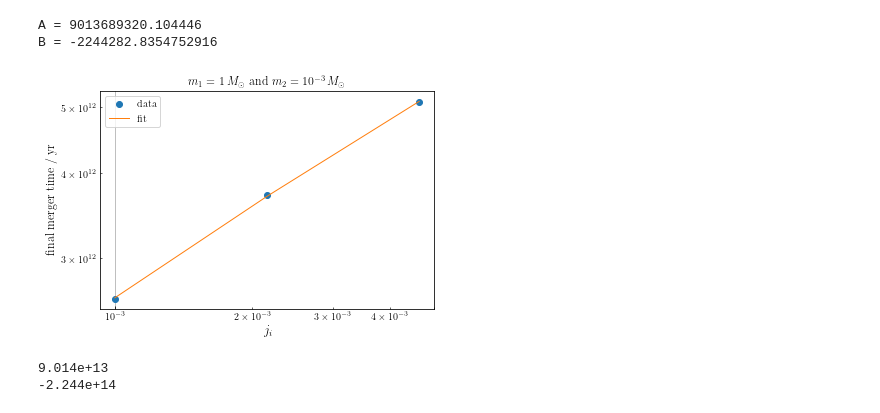
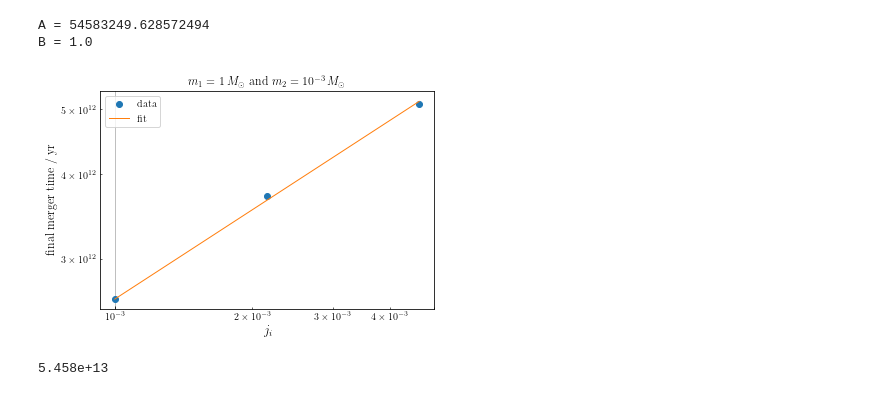
Before and after one commit to pratibhajangra591/Ifca-github, a Jupyter notebook: tm_ref_extended.ipynb, the cells around one changed output. Drawn from its saved outputs; the diff is of its cells as text; code cells hidden in the pictures.

```diff
--- a/tm_ref_extended.ipynb
+++ b/tm_ref_extended.ipynb
@@ -205,44 +205,45 @@ from scipy.optimize import curve_fit
 
 
 def f(j0, A, B):
-    y =  1e4* (j0**0.5) * A +  B * 1e8 *j0
+    y =  1e6* (j0**0.44) * A
     return y
 
 
 j  = (j0_ref_list[0], j0_ref_list[1], j0_ref_list[2] )
 t  = (tm_ref_list[0], tm_ref_list[1], tm_ref_list[2])
 
 j0 = np.array(j)
 tm = np.array(t)
-
 
 
 
 
 parameters, covariance = curve_fit(f, j0, tm)
 fit_A = parameters[0]
 fit_B = parameters[1]
 print("A =", fit_A)
 print("B =", fit_B)
 
 
 fit_y = f(j0, fit_A, fit_B)
 plt.loglog(j0, tm, 'o', label='data')
 plt.plot(j0, fit_y, '-', label='fit')
 plt.xlabel('$j_{i}$', fontsize = 13)
 plt.ylabel('final merger time / yr', fontsize = 12)
 plt.title('$m_{1} = 1 \, M_{\odot}$ and $m_{2}= 10^{-3} \,  M_{\odot}$ ')
 plt.grid()
 plt.legend()
 plt.savefig('extrapolate.pdf', bbox_inches = 'tight')
 plt.show()
 
 
-print('%0.3e'%(1e4 * fit_A))
-print('%0.3e'%(1e8 * fit_B))
+print('%0.3e'%(1e6 * fit_A))
+
+
+
+# as per the fit t_m = 5.458e+13 * (j0**0.44).
 # %% [output]
-A = 9013689320.104446
-B = -2244282.8354752916
+A = 54583249.628572494
+B = 1.0
-[figure, old version]
+[figure, new version]
-9.014e+13
--2.244e+14
+5.458e+13
```
Also changed, not shown: parts of 3 cells of this notebook.
